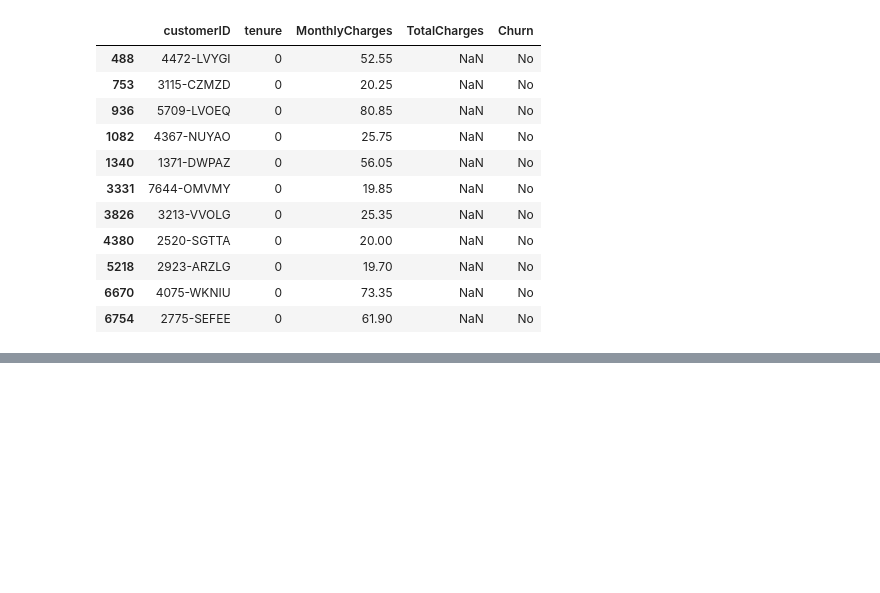
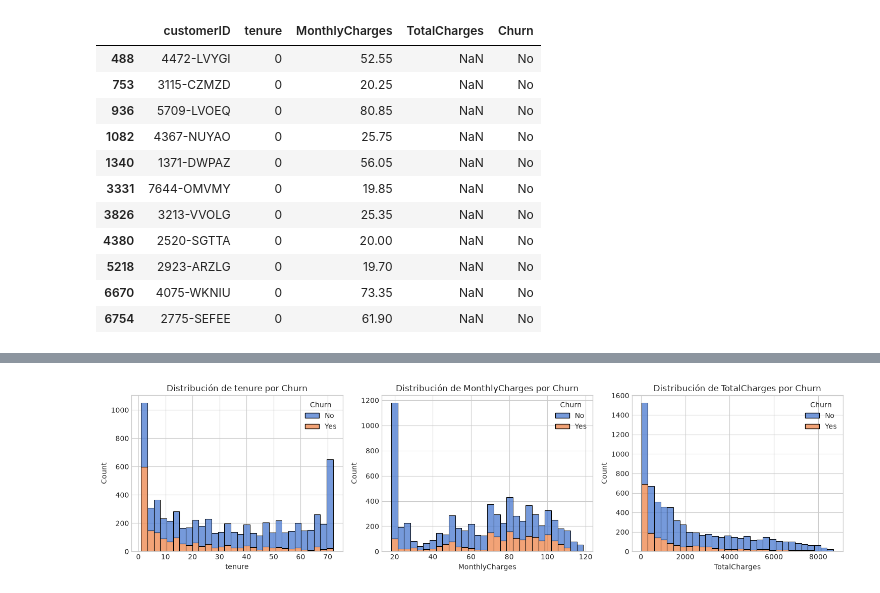
Before and after one commit to RafaelRiesco/desafiolatam-ds, a Jupyter notebook: modulo-5-machine-learning/modulo-3/Desafio3_RafaelRiesco_G122.ipynb, the cells around one changed output, grey strips where cells are left out. Saved outputs shown, nothing was run; the diff lists cells and outputs as text; code cells hidden in the pictures; blank space fills up the shorter version.

```diff
--- a/modulo-5-machine-learning/modulo-3/Desafio3_RafaelRiesco_G122.ipynb
+++ b/modulo-5-machine-learning/modulo-3/Desafio3_RafaelRiesco_G122.ipynb
@@ -69,0 +74,8 @@ Filas con TotalCharges nulo: 11
+# %%
+# Eliminar las 11 filas con TotalCharges nulo (clientes con tenure=0, sin impacto estadístico)
+print(f'Filas antes de eliminar: {len(df)}')
+
+df = df.dropna(subset=['TotalCharges'])
+
+print(f'Filas después de eliminar: {len(df)}')
+print(f'Nulos en TotalCharges: {df["TotalCharges"].isnull().sum()}')
@@ -69,0 +120,12 @@ Filas con TotalCharges nulo: 11
+# %%
+# Distribuciones de variables numéricas por Churn
+fig, axes = plt.subplots(1, 3, figsize=(15, 4))
+
+for ax, col in zip(axes, ['tenure', 'MonthlyCharges', 'TotalCharges']):
+    sns.histplot(data=df, x=col, hue='Churn', multiple='stack', ax=ax, bins=30)
+    ax.set_title(f'Distribución de {col} por Churn')
+
+plt.tight_layout()
+plt.show()
+# %% [output]
+[figure, added]
```
Also changed, not shown: parts of 24 cells of this notebook.
